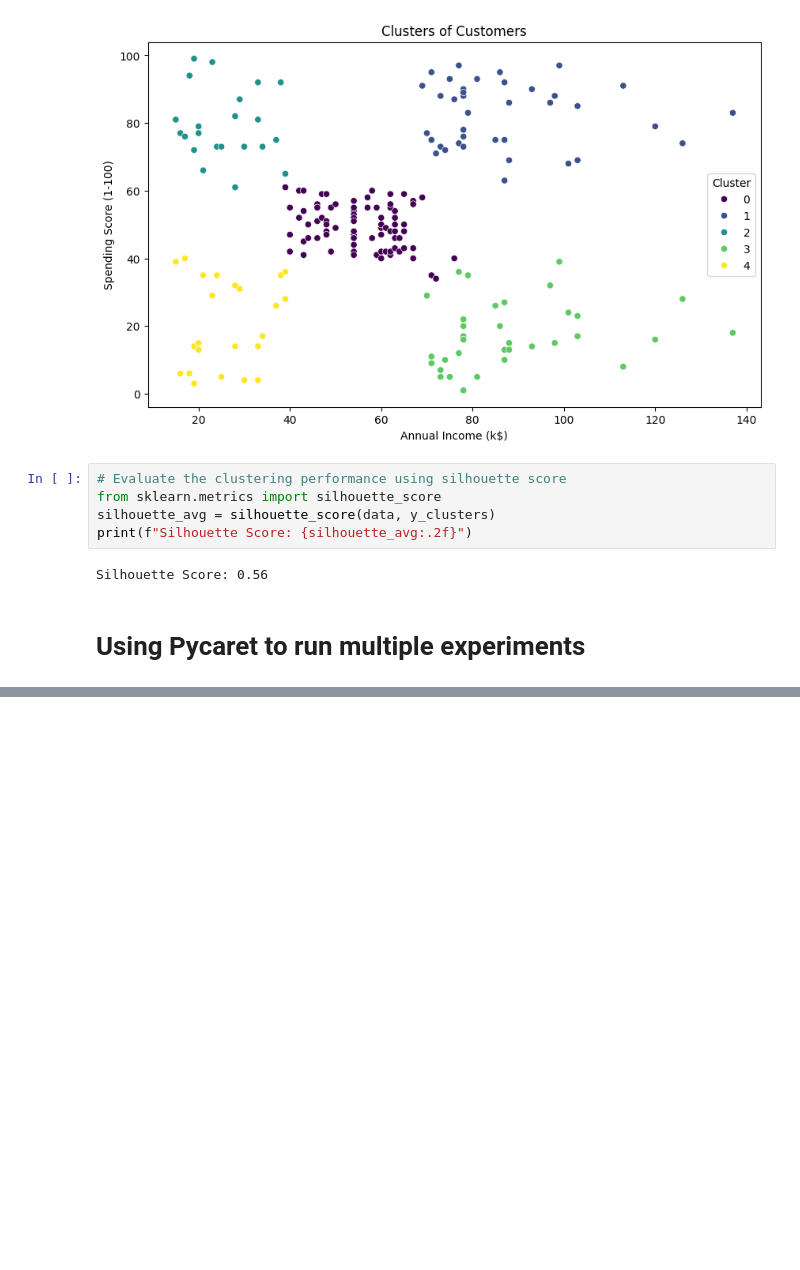
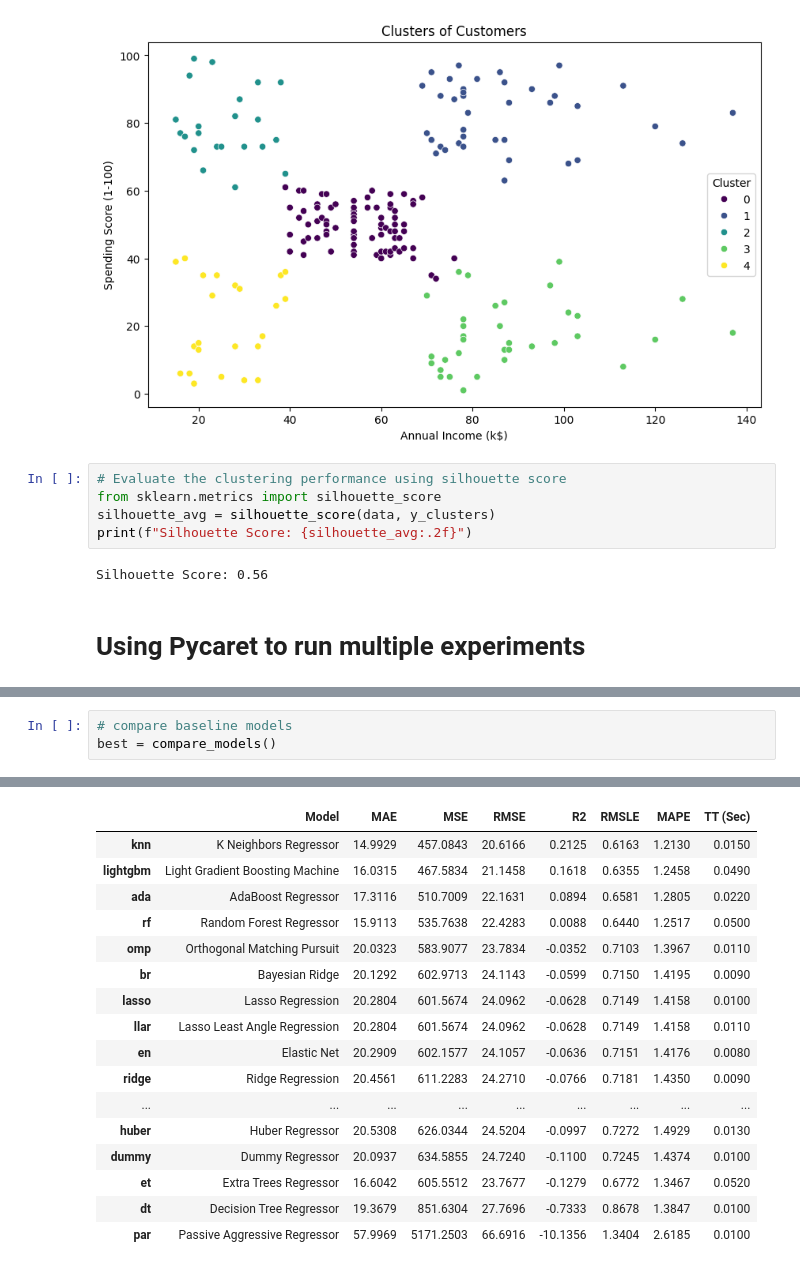
Before and after one commit to iadel93/DEBI_Python, a Jupyter notebook: MachineLearning/Clustering.ipynb, the cells around one changed output, grey strips where cells are left out. Drawn from its saved outputs; the diff is of its cells as text; blank space fills up the shorter version.

```diff
--- a/MachineLearning/Clustering.ipynb
+++ b/MachineLearning/Clustering.ipynb
@@ -156,0 +286,4 @@ dataset = get_data('mall_customers')
+# %%
+# compare baseline models
+best = compare_models()
+# %% [output]
@@ -156,0 +291,17 @@ dataset = get_data('mall_customers')
+|  | Model | MAE | MSE | RMSE | R2 | RMSLE | MAPE | TT (Sec) |
+| knn | K Neighbors Regressor | 14.9929 | 457.0843 | 20.6166 | 0.2125 | 0.6163 | 1.2130 | 0.0150 |
+| lightgbm | Light Gradient Boosting Machine | 16.0315 | 467.5834 | 21.1458 | 0.1618 | 0.6355 | 1.2458 | 0.0490 |
+| ada | AdaBoost Regressor | 17.3116 | 510.7009 | 22.1631 | 0.0894 | 0.6581 | 1.2805 | 0.0220 |
+| rf | Random Forest Regressor | 15.9113 | 535.7638 | 22.4283 | 0.0088 | 0.6440 | 1.2517 | 0.0500 |
+| omp | Orthogonal Matching Pursuit | 20.0323 | 583.9077 | 23.7834 | -0.0352 | 0.7103 | 1.3967 | 0.0110 |
+| br | Bayesian Ridge | 20.1292 | 602.9713 | 24.1143 | -0.0599 | 0.7150 | 1.4195 | 0.0090 |
+| lasso | Lasso Regression | 20.2804 | 601.5674 | 24.0962 | -0.0628 | 0.7149 | 1.4158 | 0.0100 |
+| llar | Lasso Least Angle Regression | 20.2804 | 601.5674 | 24.0962 | -0.0628 | 0.7149 | 1.4158 | 0.0110 |
+| en | Elastic Net | 20.2909 | 602.1577 | 24.1057 | -0.0636 | 0.7151 | 1.4176 | 0.0080 |
+| ridge | Ridge Regression | 20.4561 | 611.2283 | 24.2710 | -0.0766 | 0.7181 | 1.4350 | 0.0090 |
+| ... | ... | ... | ... | ... | ... | ... | ... | ... |
+| huber | Huber Regressor | 20.5308 | 626.0344 | 24.5204 | -0.0997 | 0.7272 | 1.4929 | 0.0130 |
+| dummy | Dummy Regressor | 20.0937 | 634.5855 | 24.7240 | -0.1100 | 0.7245 | 1.4374 | 0.0100 |
+| et | Extra Trees Regressor | 16.6042 | 605.5512 | 23.7677 | -0.1279 | 0.6772 | 1.3467 | 0.0520 |
+| dt | Decision Tree Regressor | 19.3679 | 851.6304 | 27.7696 | -0.7333 | 0.8678 | 1.3847 | 0.0100 |
+| par | Passive Aggressive Regressor | 57.9969 | 5171.2503 | 66.6916 | -10.1356 | 1.3404 | 2.6185 | 0.0100 |
```
Also changed, not shown: parts of 14 cells of this notebook, 10 other files.
